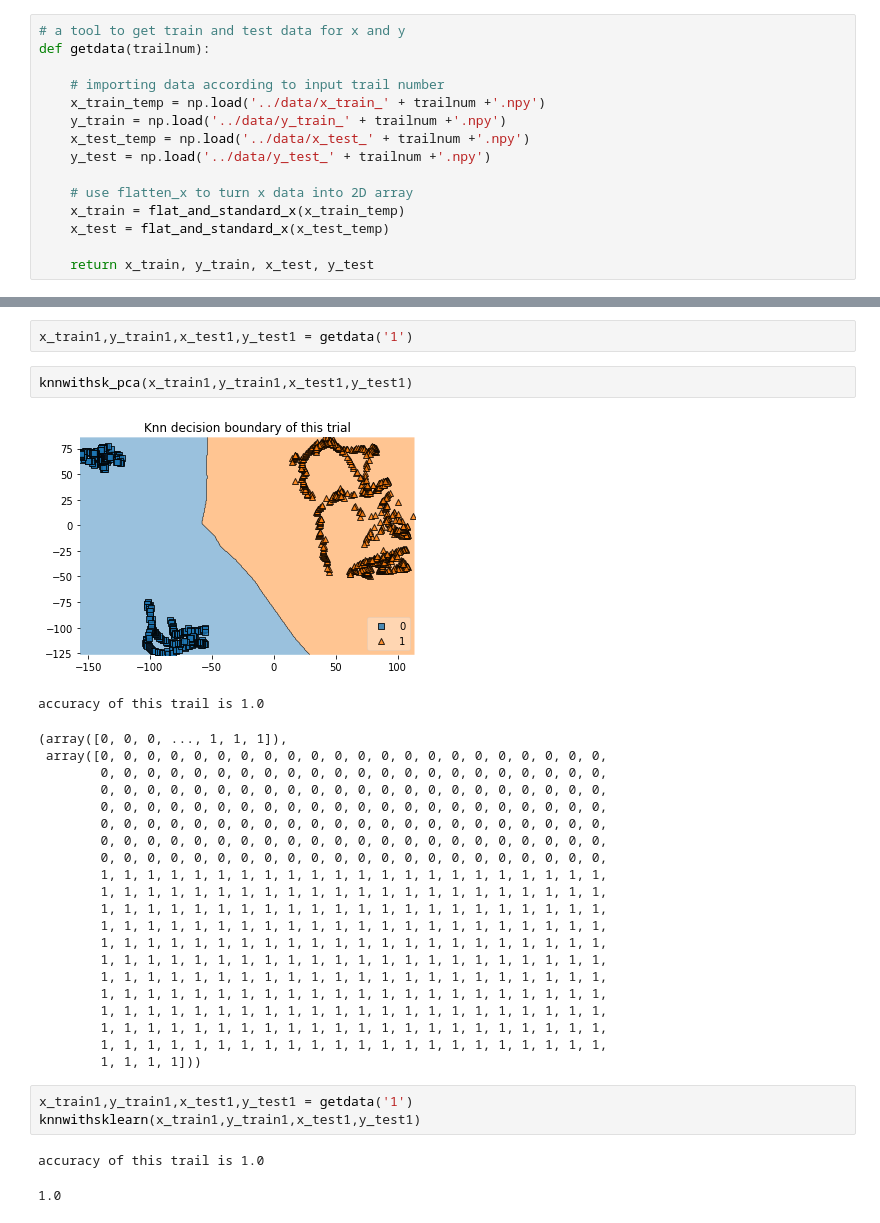
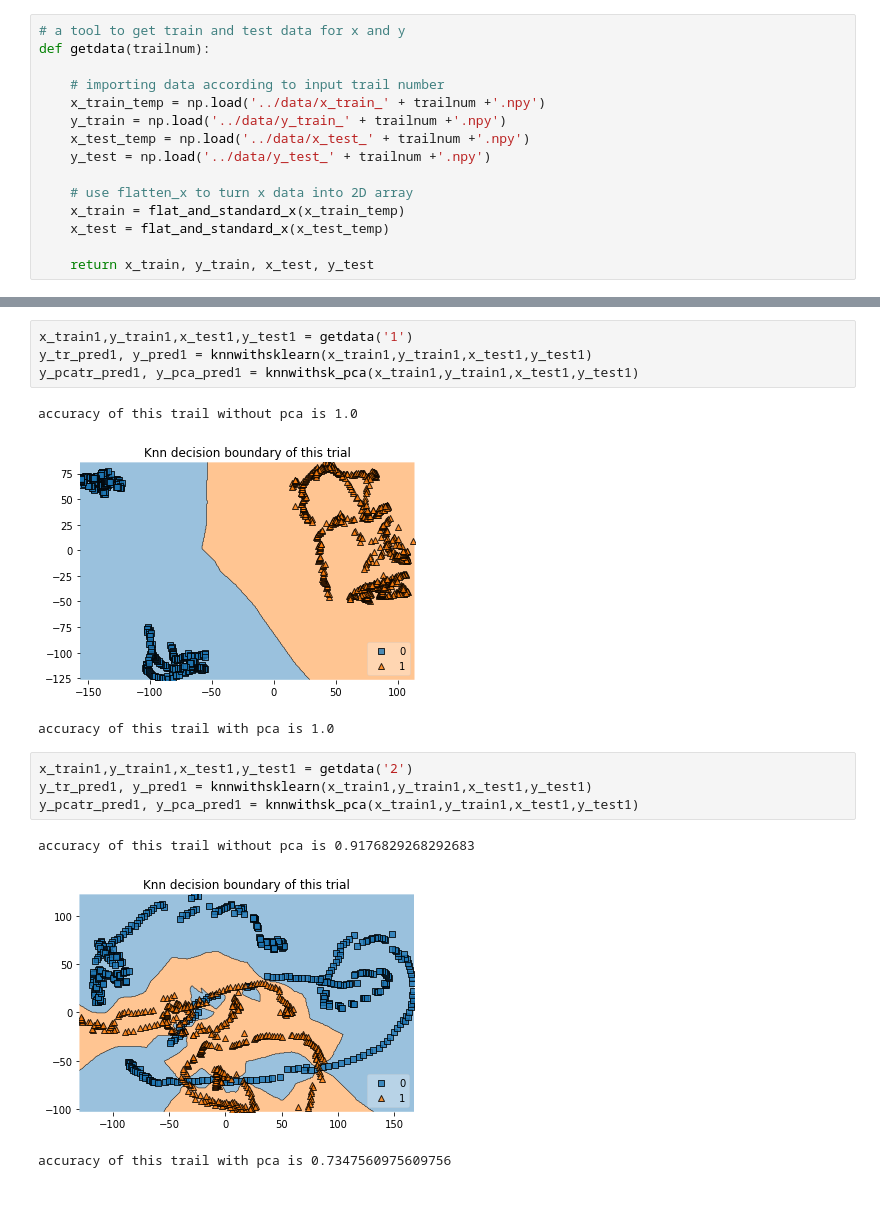
Before and after one commit to LeoGao1/COGS118B_Final_Project, a Jupyter notebook: notebooks/knnwithsklearn.ipynb, the cells around one changed output, grey strips where cells are left out. Saved outputs shown, nothing was run; the diff lists cells and outputs as text.

```diff
--- a/notebooks/knnwithsklearn.ipynb
+++ b/notebooks/knnwithsklearn.ipynb
@@ -101,34 +107,17 @@ plt.show()
 # %%
 x_train1,y_train1,x_test1,y_test1 = getdata('1')
+y_tr_pred1, y_pred1 = knnwithsklearn(x_train1,y_train1,x_test1,y_test1)
+y_pcatr_pred1, y_pca_pred1 = knnwithsk_pca(x_train1,y_train1,x_test1,y_test1)
+# %% [output]
+accuracy of this trail without pca is 1.0
+[figure, added]
+accuracy of this trail with pca is 1.0
-# %%
-knnwithsk_pca(x_train1,y_train1,x_test1,y_test1)
-# %% [output]
-[figure, removed]
-accuracy of this trail is 1.0
-(array([0, 0, 0, ..., 1, 1, 1]),
- array([0, 0, 0, 0, 0, 0, 0, 0, 0, 0, 0, 0, 0, 0, 0, 0, 0, 0, 0, 0, 0, 0,
-        0, 0, 0, 0, 0, 0, 0, 0, 0, 0, 0, 0, 0, 0, 0, 0, 0, 0, 0, 0, 0, 0,
-        0, 0, 0, 0, 0, 0, 0, 0, 0, 0, 0, 0, 0, 0, 0, 0, 0, 0, 0, 0, 0, 0,
-        0, 0, 0, 0, 0, 0, 0, 0, 0, 0, 0, 0, 0, 0, 0, 0, 0, 0, 0, 0, 0, 0,
-        0, 0, 0, 0, 0, 0, 0, 0, 0, 0, 0, 0, 0, 0, 0, 0, 0, 0, 0, 0, 0, 0,
-        0, 0, 0, 0, 0, 0, 0, 0, 0, 0, 0, 0, 0, 0, 0, 0, 0, 0, 0, 0, 0, 0,
-        0, 0, 0, 0, 0, 0, 0, 0, 0, 0, 0, 0, 0, 0, 0, 0, 0, 0, 0, 0, 0, 0,
-        1, 1, 1, 1, 1, 1, 1, 1, 1, 1, 1, 1, 1, 1, 1, 1, 1, 1, 1, 1, 1, 1,
-        1, 1, 1, 1, 1, 1, 1, 1, 1, 1, 1, 1, 1, 1, 1, 1, 1, 1, 1, 1, 1, 1,
-        1, 1, 1, 1, 1, 1, 1, 1, 1, 1, 1, 1, 1, 1, 1, 1, 1, 1, 1, 1, 1, 1,
-        1, 1, 1, 1, 1, 1, 1, 1, 1, 1, 1, 1, 1, 1, 1, 1, 1, 1, 1, 1, 1, 1,
-        1, 1, 1, 1, 1, 1, 1, 1, 1, 1, 1, 1, 1, 1, 1, 1, 1, 1, 1, 1, 1, 1,
-        1, 1, 1, 1, 1, 1, 1, 1, 1, 1, 1, 1, 1, 1, 1, 1, 1, 1, 1, 1, 1, 1,
-        1, 1, 1, 1, 1, 1, 1, 1, 1, 1, 1, 1, 1, 1, 1, 1, 1, 1, 1, 1, 1, 1,
-        1, 1, 1, 1, 1, 1, 1, 1, 1, 1, 1, 1, 1, 1, 1, 1, 1, 1, 1, 1, 1, 1,
-        1, 1, 1, 1, 1, 1, 1, 1, 1, 1, 1, 1, 1, 1, 1, 1, 1, 1, 1, 1, 1, 1,
-        1, 1, 1, 1, 1, 1, 1, 1, 1, 1, 1, 1, 1, 1, 1, 1, 1, 1, 1, 1, 1, 1,
-        1, 1, 1, 1, 1, 1, 1, 1, 1, 1, 1, 1, 1, 1, 1, 1, 1, 1, 1, 1, 1, 1,
-        1, 1, 1, 1]))
 # %%
-x_train1,y_train1,x_test1,y_test1 = getdata('1')
-knnwithsklearn(x_train1,y_train1,x_test1,y_test1)
+x_train1,y_train1,x_test1,y_test1 = getdata('2')
+y_tr_pred1, y_pred1 = knnwithsklearn(x_train1,y_train1,x_test1,y_test1)
+y_pcatr_pred1, y_pca_pred1 = knnwithsk_pca(x_train1,y_train1,x_test1,y_test1)
 # %% [output]
-accuracy of this trail is 1.0
+accuracy of this trail without pca is 0.9176829268292683
+[figure, added]
-1.0
+accuracy of this trail with pca is 0.7347560975609756
 # %%
```
Also changed, not shown: parts of 10 cells of this notebook.
